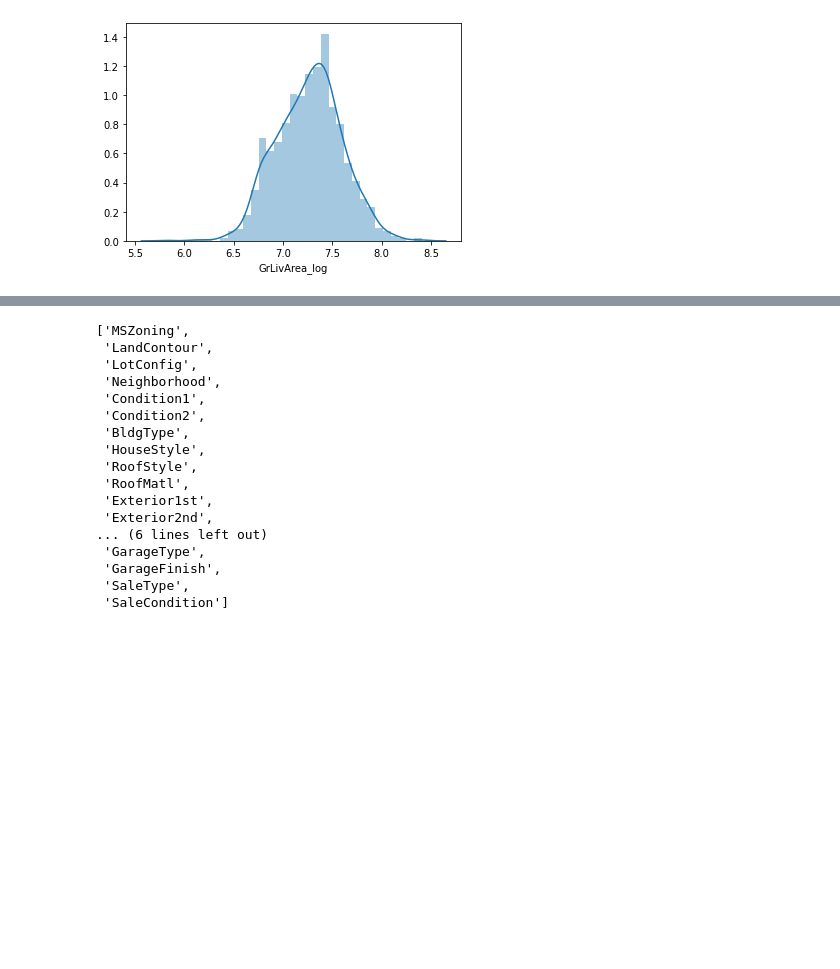
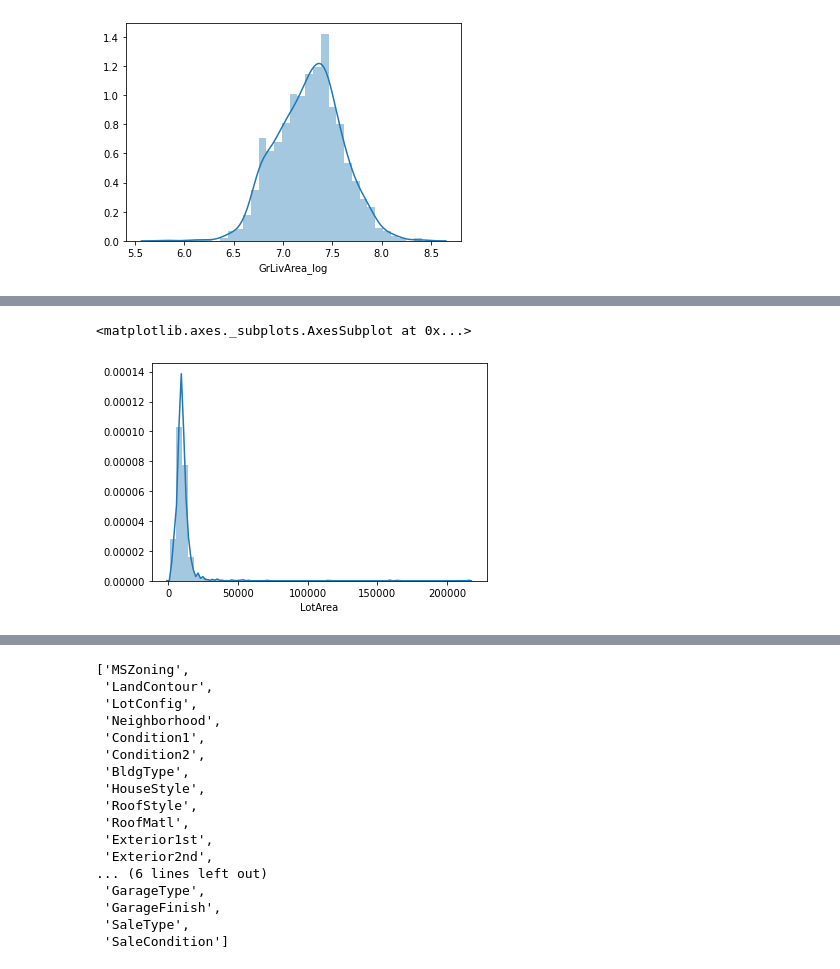
Before and after one commit to ryan-ferns/DS_auticon_week_3, a Jupyter notebook: data_exploration_tutorial.ipynb, the cells around one changed output, grey strips where cells are left out. Cells and saved outputs as stored; diff of their text form; code cells hidden in the pictures; blank space fills up the shorter version.

```diff
--- a/data_exploration_tutorial.ipynb
+++ b/data_exploration_tutorial.ipynb
@@ -447,0 +503,5 @@ sns.distplot(df_train["GrLivArea_log"])
+# %%
+sns.distplot(df_train["LotArea"])
+# %% [output]
+<matplotlib.axes._subplots.AxesSubplot at 0x...>
+[figure, added]
```
Also changed, not shown: parts of 14 cells of this notebook.
